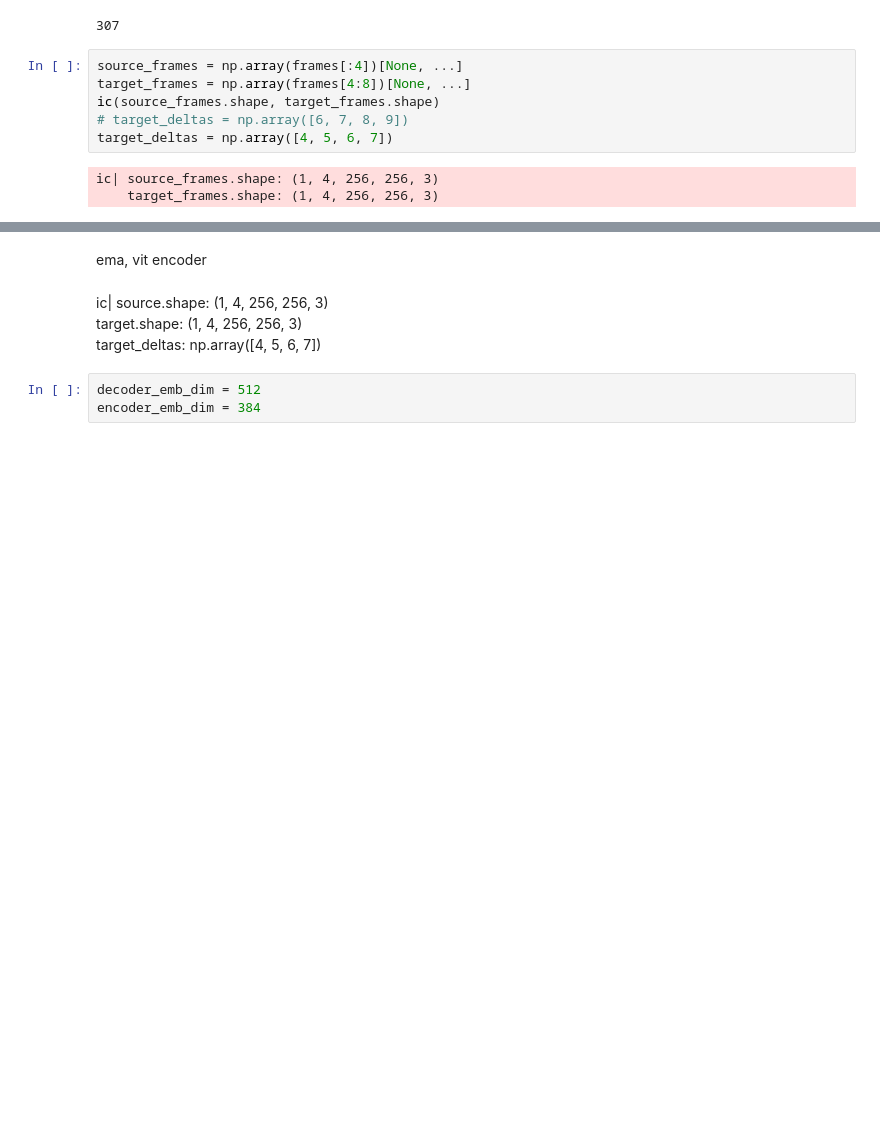
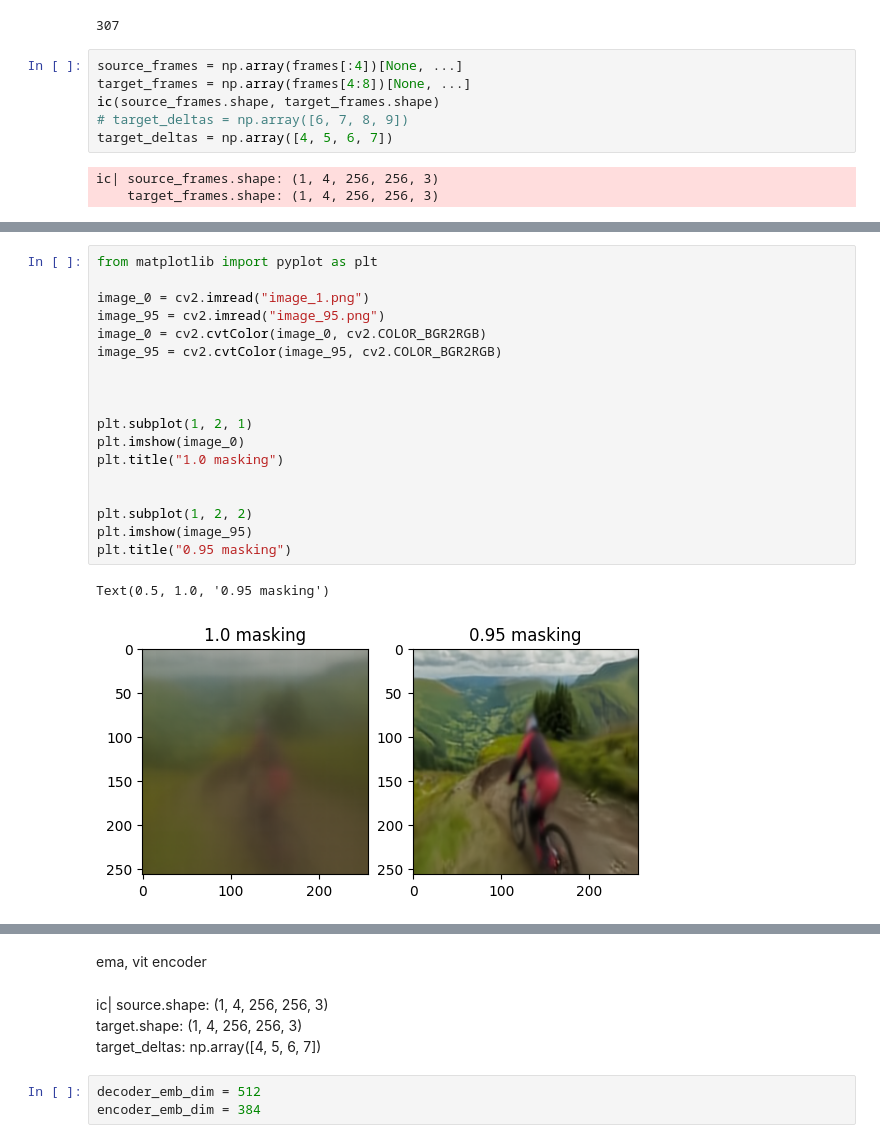
Before and after one commit to maheshreddy24/rwm, a Jupyter notebook: src_jax/rvm_ema_model_exp.ipynb, the cells around one changed output, grey strips where cells are left out. Drawn from its saved outputs; the diff is of its cells as text; blank space fills up the shorter version.

```diff
--- a/src_jax/rvm_ema_model_exp.ipynb
+++ b/src_jax/rvm_ema_model_exp.ipynb
@@ -201,0 +225,21 @@ image = recon[0, 0]
+# %%
+from matplotlib import pyplot as plt
+
+image_0 = cv2.imread("image_1.png")
+image_95 = cv2.imread("image_95.png")
+image_0 = cv2.cvtColor(image_0, cv2.COLOR_BGR2RGB)
+image_95 = cv2.cvtColor(image_95, cv2.COLOR_BGR2RGB)
+
+
+
+plt.subplot(1, 2, 1)
+plt.imshow(image_0)
+plt.title("1.0 masking")
+
+
+plt.subplot(1, 2, 2)
+plt.imshow(image_95)
+plt.title("0.95 masking")
+# %% [output]
+Text(0.5, 1.0, '0.95 masking')
+[figure, added]
```
Also changed, not shown: parts of 14 cells of this notebook, 9 other files.
